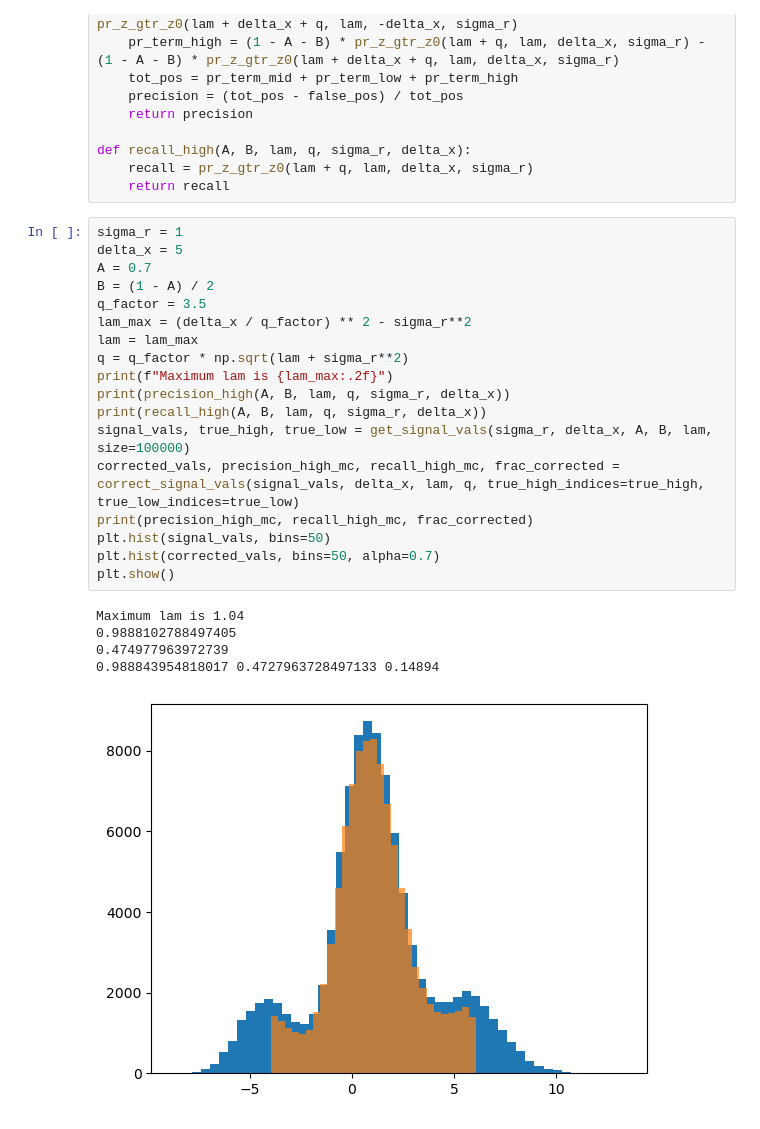
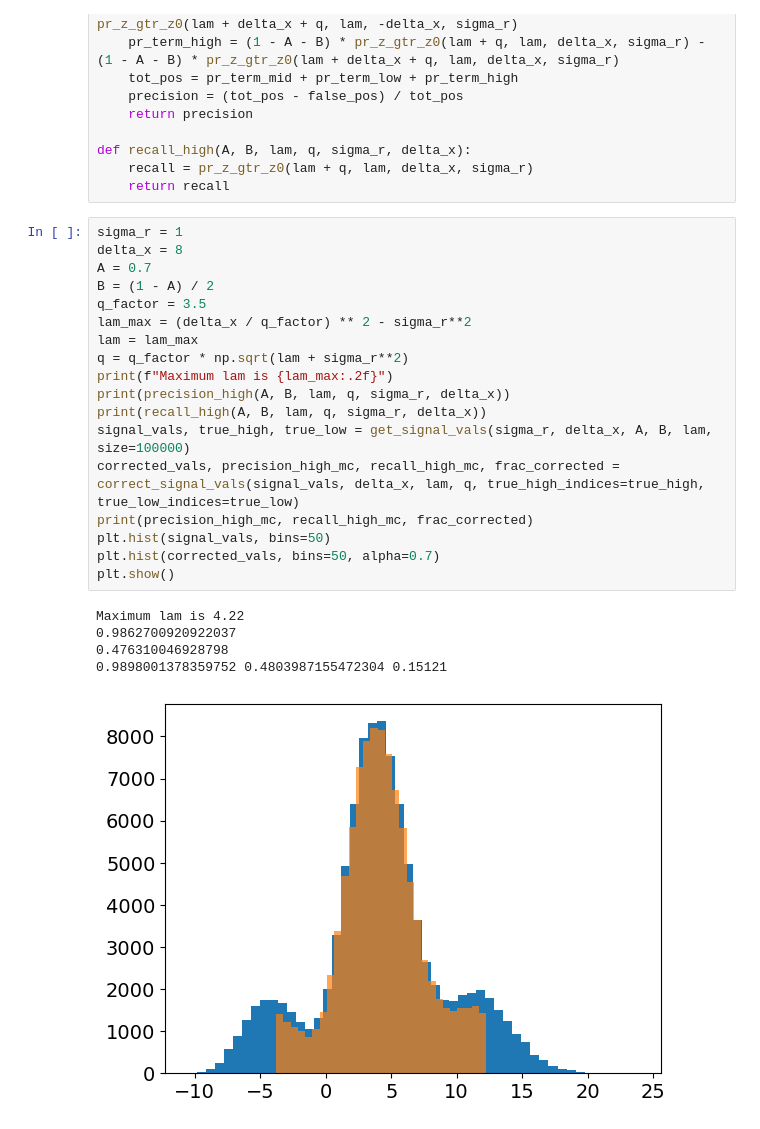
Before and after one commit to ChrisLayden/RTN-corrector, a Jupyter notebook: Test Code/rtn_algorithm.ipynb, the cells around one changed output. Drawn from its saved outputs; the diff is of its cells as text.

Commit message:
More plotting options

```diff
--- a/Test Code/rtn_algorithm.ipynb
+++ b/Test Code/rtn_algorithm.ipynb
@@ -87,28 +87,28 @@ def recall_high(A, B, lam, q, sigma_r, delta_x):
     return recall
 # %%
 sigma_r = 1
-delta_x = 5
+delta_x = 8
 A = 0.7
 B = (1 - A) / 2
 q_factor = 3.5
 lam_max = (delta_x / q_factor) ** 2 - sigma_r**2
 lam = lam_max
 q = q_factor * np.sqrt(lam + sigma_r**2)
 print(f"Maximum lam is {lam_max:.2f}")
 print(precision_high(A, B, lam, q, sigma_r, delta_x))
 print(recall_high(A, B, lam, q, sigma_r, delta_x))
 signal_vals, true_high, true_low = get_signal_vals(sigma_r, delta_x, A, B, lam, size=100000)
 corrected_vals, precision_high_mc, recall_high_mc, frac_corrected = correct_signal_vals(signal_vals, delta_x, lam, q, true_high_indices=true_high, true_low_indices=true_low)
 print(precision_high_mc, recall_high_mc, frac_corrected)
 plt.hist(signal_vals, bins=50)
 plt.hist(corrected_vals, bins=50, alpha=0.7)
 plt.show()
 # %% [output]
-Maximum lam is 1.04
-0.9888102788497405
-0.474977963972739
-0.988843954818017 0.4727963728497133 0.14894
+Maximum lam is 4.22
+0.9862700920922037
+0.476310046928798
+0.9898001378359752 0.4803987155472304 0.15121
-[figure, old version]
+[figure, new version]
 # %%
 # Make all fontsize 14
 plt.rcParams.update({'font.size': 14})
```
Also changed, not shown: parts of 1 cell of this notebook, 3 other files.
